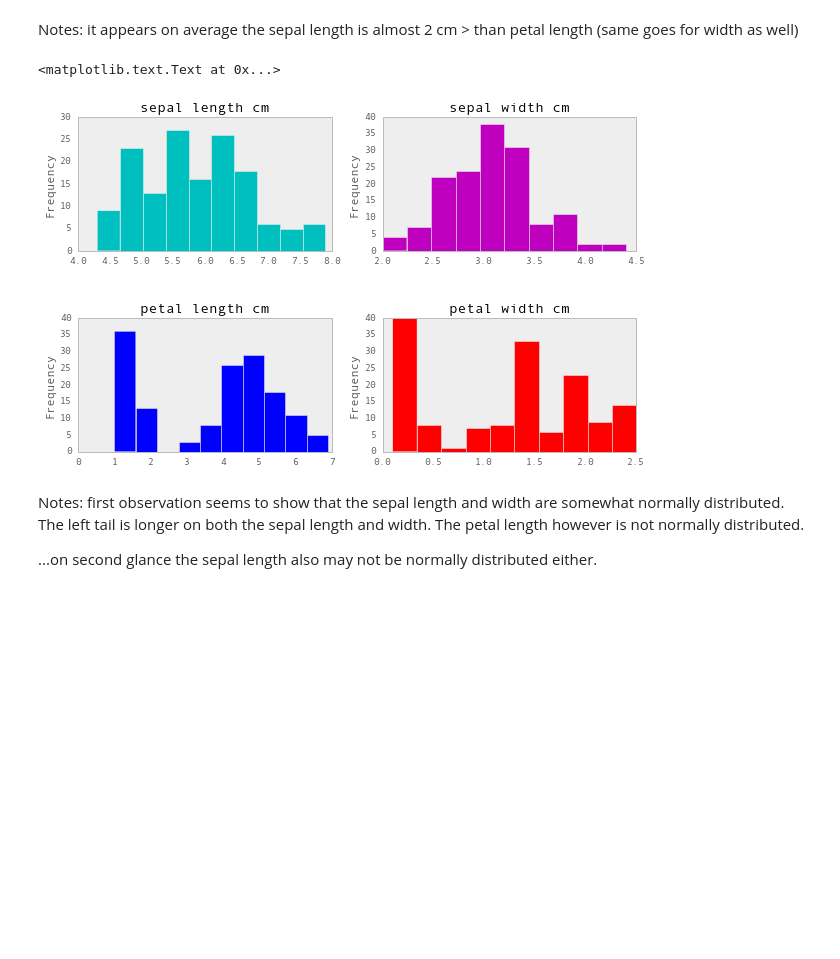
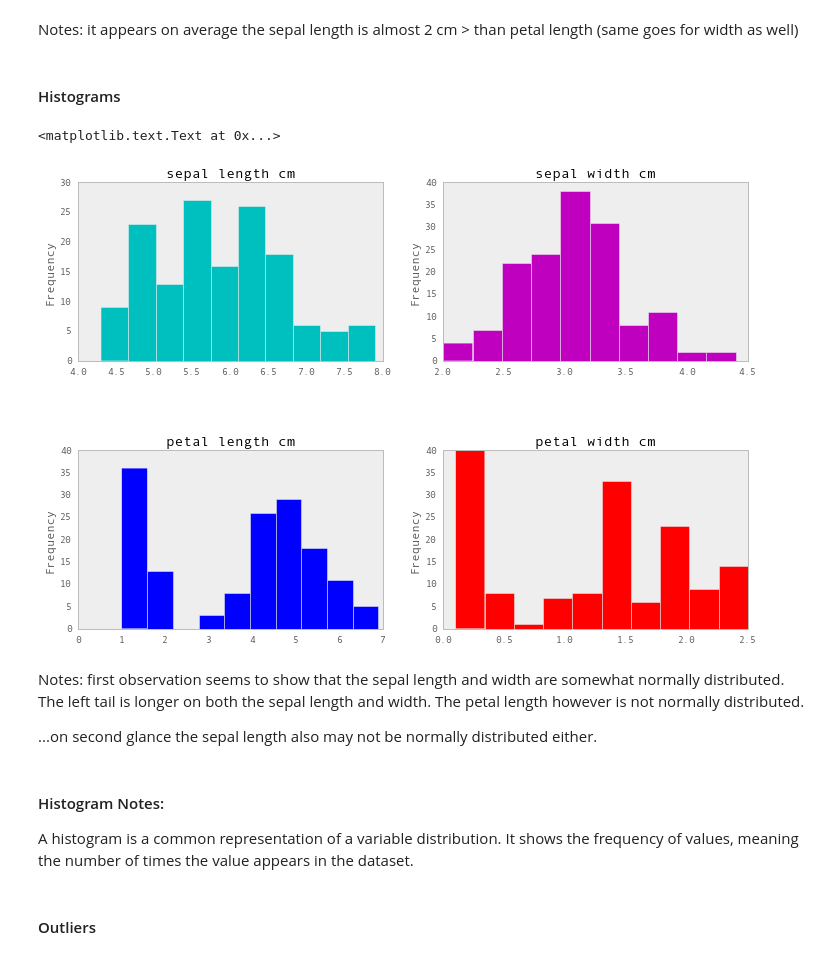
Before and after one commit to scottlorimor/PML-EDA, a Jupyter notebook: dataset_eda/eda_iris_data.ipynb, the cells around one changed output. Saved outputs shown, nothing was run; the diff lists cells and outputs as text; code cells hidden in the pictures; blank space fills up the shorter version.

```diff
--- a/dataset_eda/eda_iris_data.ipynb
+++ b/dataset_eda/eda_iris_data.ipynb
@@ -15,6 +23,6 @@ pd.options.display.mpl_style = 'default'
 # %%
 # read in iris data set
-iris_data_path = "iris.data.txt"
+iris_data_path = "../datasets/iris.data.txt"
 iris = pd.read_csv(iris_data_path)
 
 # change columns to feature names
@@ -47,21 +55,28 @@ iris.describe()
 | max | 7.900000 | 4.400000 | 6.900000 | 2.500000 |
 # %% [markdown]
 Notes: it appears on average the sepal length is almost 2 cm > than petal length (same goes for width as well)
+# %% [markdown]
+#### Histograms
 # %%
-# let's look at histogram distributions
-fig, axes = plt.subplots(2,2, figsize=(10,6))
+# let's look at histograms of the distributions
+fig, axes = plt.subplots(2,2, figsize=(12,8))
 iris.sepal_length_cm.plot.hist(ax=axes[0,0],color='c',grid=False)
 axes[0,0].set_title('sepal length cm')
 iris.sepal_width_cm.plot.hist(ax=axes[0,1], color='m',grid=False)
 axes[0,1].set_title('sepal width cm')
 iris.petal_length_cm.plot.hist(ax=axes[1,0],color='b',grid=False)
 axes[1,0].set_title('petal length cm')
 iris.petal_width_cm.plot.hist(ax=axes[1,1],color='r',grid=False)
 axes[1,1].set_title('petal width cm')
 # %% [output]
 <matplotlib.text.Text at 0x...>
-[figure, old version]
+[figure, new version]
 # %% [markdown]
 Notes: first observation seems to show that the sepal length and width are somewhat normally distributed. The left tail is longer on both the sepal length and width. The petal length however is not normally distributed.
 
 ...on second glance the sepal length also may not be normally distributed either.
+# %% [markdown]
+<h4>Histogram Notes:</h4>
+<p>A histogram is a common representation of a variable distribution. It shows the frequency of values, meaning the number of times the value appears in the dataset.</p>
+# %% [markdown]
+#### Outliers
```
Also changed, not shown: parts of 8 cells of this notebook.
